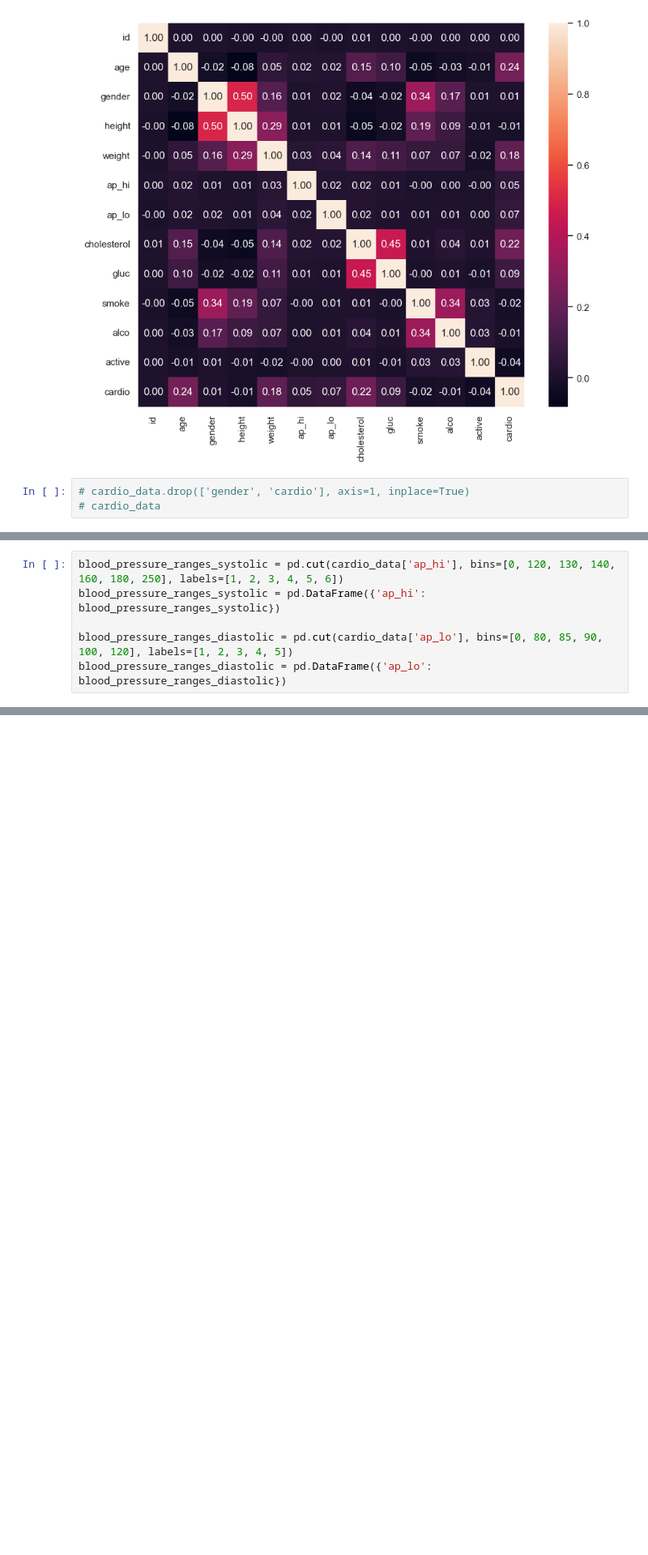
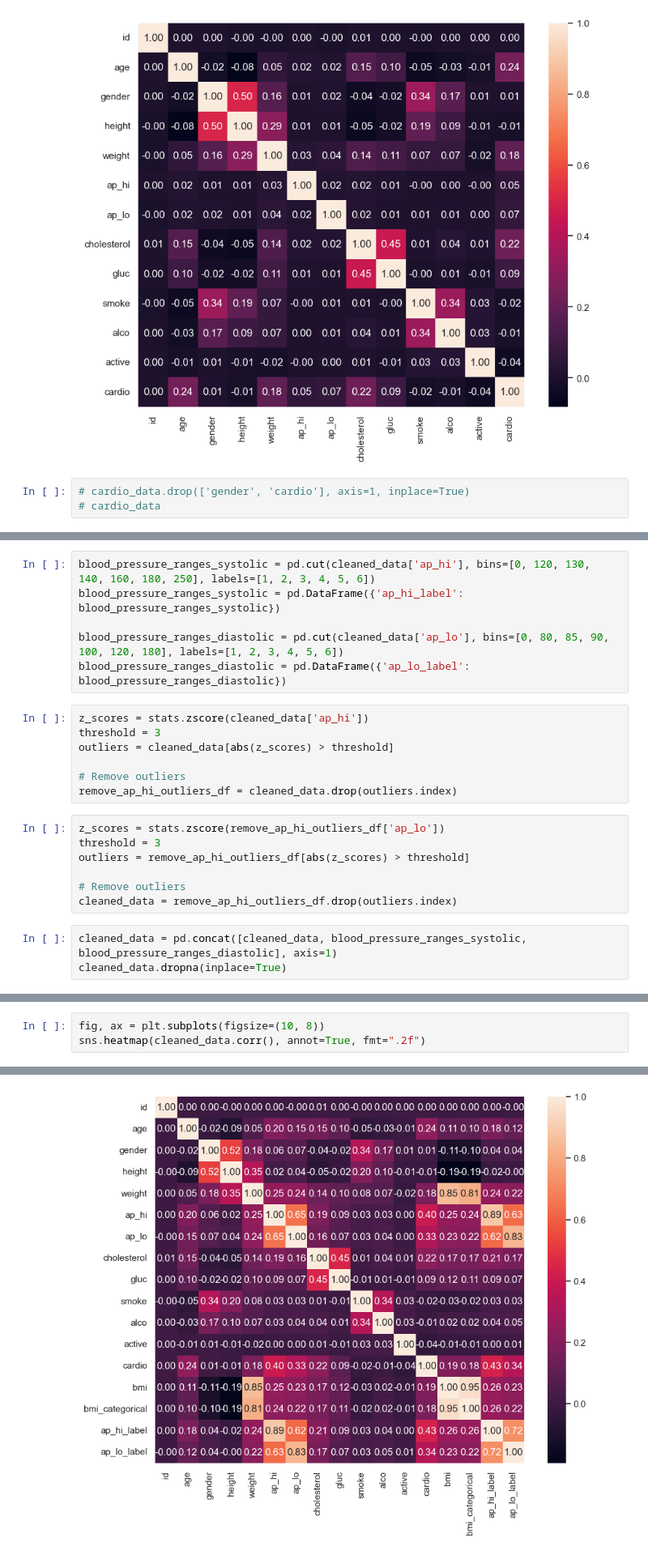
Before and after one commit to Zeepat/machine-learning-asajad-hussein, a Jupyter notebook: Lab/Lab_draft_code.ipynb, the cells around one changed output, grey strips where cells are left out. Shown: that part at 81% size. Cells and saved outputs as stored; diff of their text form; blank space fills up the shorter version.

```diff
--- a/Lab/Lab_draft_code.ipynb
+++ b/Lab/Lab_draft_code.ipynb
@@ -202,6 +205,23 @@ sns.heatmap(cardio_data.corr(), annot=True, fmt=".2f")
 # %%
-blood_pressure_ranges_systolic = pd.cut(cardio_data['ap_hi'], bins=[0, 120, 130, 140, 160, 180, 250], labels=[1, 2, 3, 4, 5, 6])
-blood_pressure_ranges_systolic = pd.DataFrame({'ap_hi': blood_pressure_ranges_systolic})
+blood_pressure_ranges_systolic = pd.cut(cleaned_data['ap_hi'], bins=[0, 120, 130, 140, 160, 180, 250], labels=[1, 2, 3, 4, 5, 6])
+blood_pressure_ranges_systolic = pd.DataFrame({'ap_hi_label': blood_pressure_ranges_systolic})
 
-blood_pressure_ranges_diastolic = pd.cut(cardio_data['ap_lo'], bins=[0, 80, 85, 90, 100, 120], labels=[1, 2, 3, 4, 5])
-blood_pressure_ranges_diastolic = pd.DataFrame({'ap_lo': blood_pressure_ranges_diastolic})
+blood_pressure_ranges_diastolic = pd.cut(cleaned_data['ap_lo'], bins=[0, 80, 85, 90, 100, 120, 180], labels=[1, 2, 3, 4, 5, 6])
+blood_pressure_ranges_diastolic = pd.DataFrame({'ap_lo_label': blood_pressure_ranges_diastolic})
+# %%
+z_scores = stats.zscore(cleaned_data['ap_hi'])
+threshold = 3
+outliers = cleaned_data[abs(z_scores) > threshold]
+
+# Remove outliers
+remove_ap_hi_outliers_df = cleaned_data.drop(outliers.index)
+# %%
+z_scores = stats.zscore(remove_ap_hi_outliers_df['ap_lo'])
+threshold = 3
+outliers = remove_ap_hi_outliers_df[abs(z_scores) > threshold]
+
+# Remove outliers
+cleaned_data = remove_ap_hi_outliers_df.drop(outliers.index)
+# %%
+cleaned_data = pd.concat([cleaned_data, blood_pressure_ranges_systolic, blood_pressure_ranges_diastolic], axis=1)
+cleaned_data.dropna(inplace=True)
@@ -207,0 +244,4 @@ blood_pressure_ranges_diastolic = pd.DataFrame({'ap_lo': blood_pressure_ranges_d
+# %%
+fig, ax = plt.subplots(figsize=(10, 8))
+sns.heatmap(cleaned_data.corr(), annot=True, fmt=".2f")
+# %% [output]
@@ -207,0 +249 @@ blood_pressure_ranges_diastolic = pd.DataFrame({'ap_lo': blood_pressure_ranges_d
+[figure, added]
```
Also changed, not shown: parts of 21 cells of this notebook.
